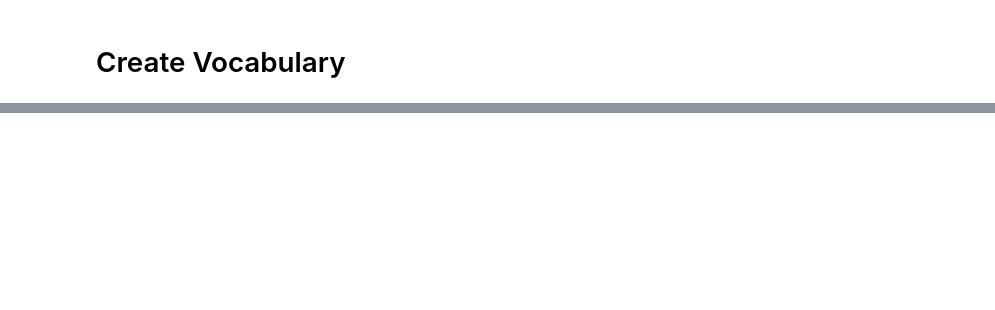
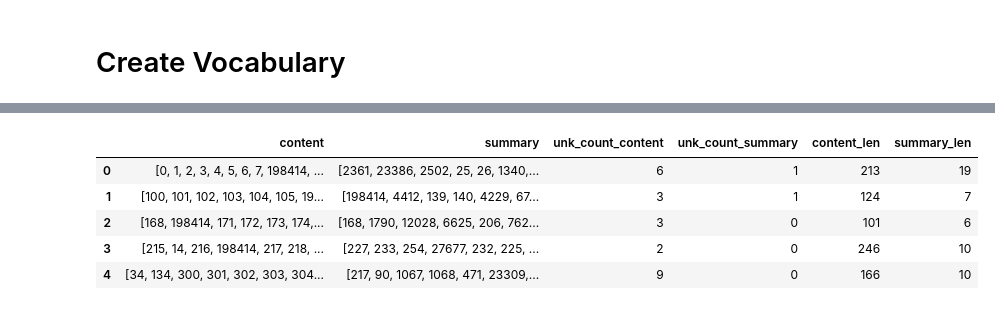
Before and after one commit to kylejcaron/Text_Summarization, a Jupyter notebook: modeling.ipynb, the cells around one changed output, grey strips where cells are left out. Saved outputs shown, nothing was run; the diff lists cells and outputs as text; code cells hidden in the pictures; blank space fills up the shorter version.

```diff
--- a/modeling.ipynb
+++ b/modeling.ipynb
@@ -230,0 +357,9 @@ len(vocab)
+# %%
+encoded_df.head()
+# %% [output]
+|  | content | summary | unk_count_content | unk_count_summary | content_len | summary_len |
+| 0 | [0, 1, 2, 3, 4, 5, 6, 7, 198414, ... | [2361, 23386, 2502, 25, 26, 1340,... | 6 | 1 | 213 | 19 |
+| 1 | [100, 101, 102, 103, 104, 105, 19... | [198414, 4412, 139, 140, 4229, 67... | 3 | 1 | 124 | 7 |
+| 2 | [168, 198414, 171, 172, 173, 174,... | [168, 1790, 12028, 6625, 206, 762... | 3 | 0 | 101 | 6 |
+| 3 | [215, 14, 216, 198414, 217, 218, ... | [227, 233, 254, 27677, 232, 225, ... | 2 | 0 | 246 | 10 |
+| 4 | [34, 134, 300, 301, 302, 303, 304... | [217, 90, 1067, 1068, 471, 23309,... | 9 | 0 | 166 | 10 |
```
Also changed, not shown: parts of 42 cells of this notebook.
